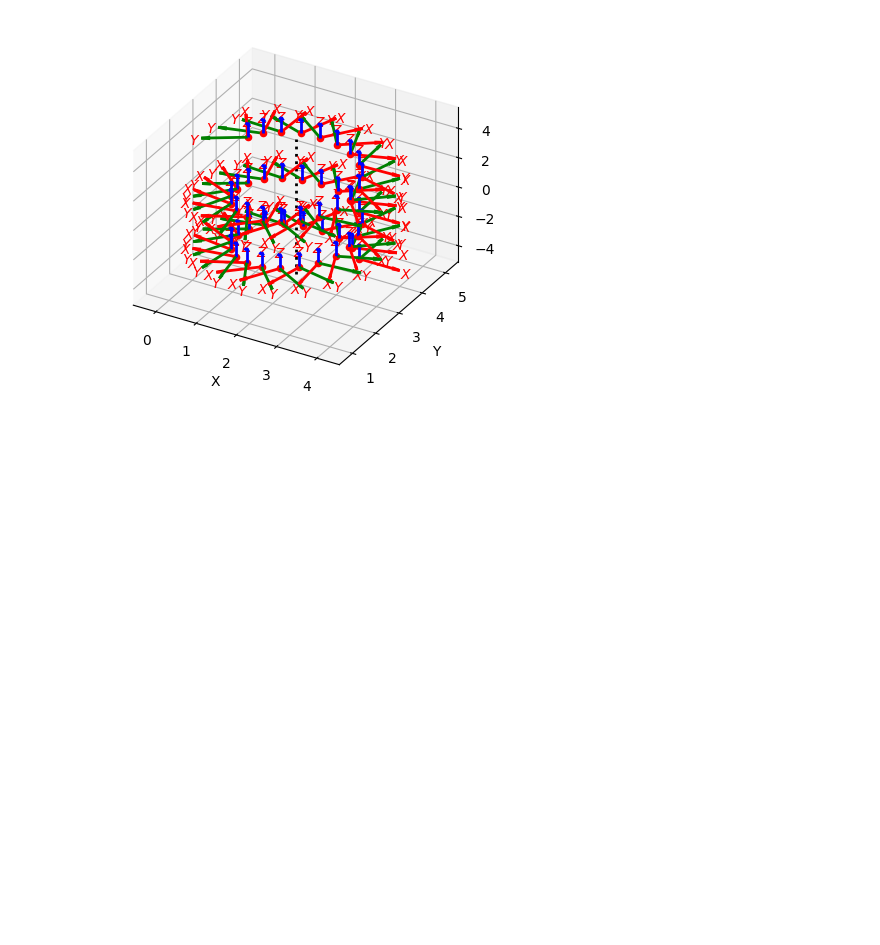
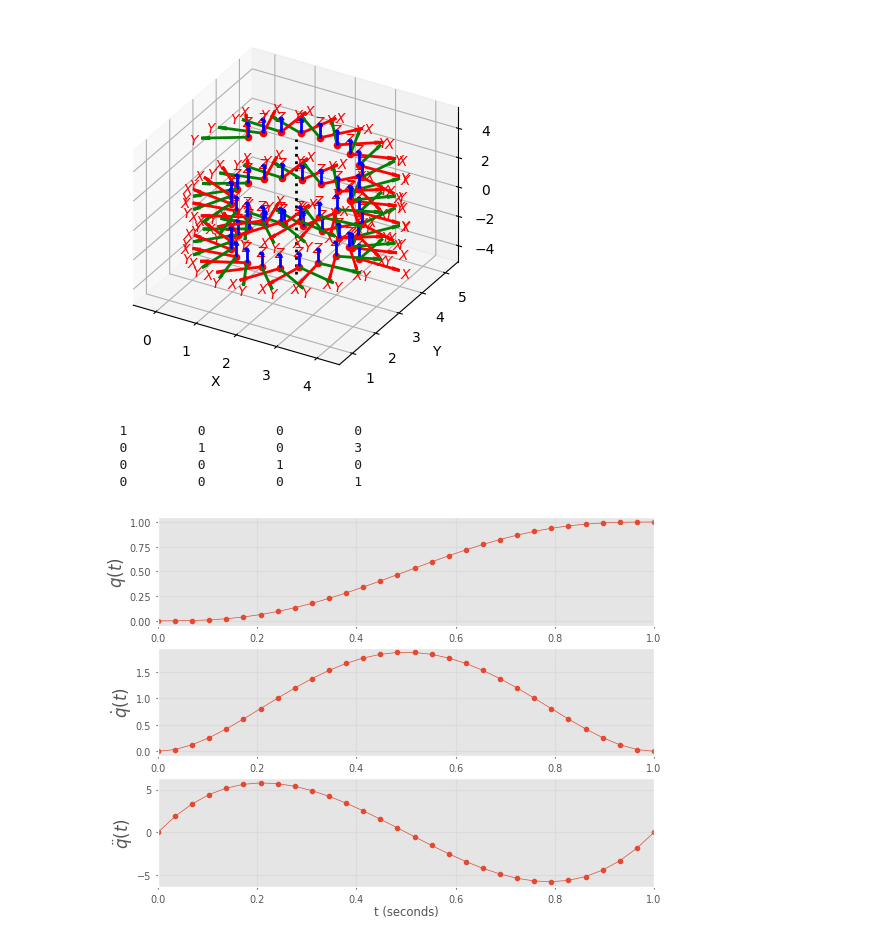
Before and after one commit to AleksandrMorozov123/Computer-vision-with-TensorFlow-Keras-and-OpenCV, a Jupyter notebook: toolbox_for_robotics.ipynb, the cells around one changed output. Saved outputs shown, nothing was run; the diff lists cells and outputs as text; code cells hidden in the pictures; blank space fills up the shorter version.

Commit message:
Kaggle Notebook | Toolbox for robotics | Version 12

```diff
--- a/toolbox_for_robotics.ipynb
+++ b/toolbox_for_robotics.ipynb
@@ -270,3 +270,18 @@ L.plot ("k:", linewidth = 2)
 Axes3D(0.125,0.11;0.775x0.77)
 [[<mpl_toolkits.mplot3d.art3d.Line3D at 0x...>]]
 [figure]
+# %%
+S = Twist3.UnitPrismatic ([0, 1, 0])
+S.exp (3)
+# %% [output]
+   1         0         0         0
+   0         1         0         3
+   0         0         1         0
+   0         0         0         1
+# %%
+from roboticstoolbox import quintic
+
+traj = quintic (0, 1, np.linspace (0, 1, 30))
+traj.plot ()
+# %% [output]
+[figure, added]
```
Also changed, not shown: parts of 2 cells of this notebook.
